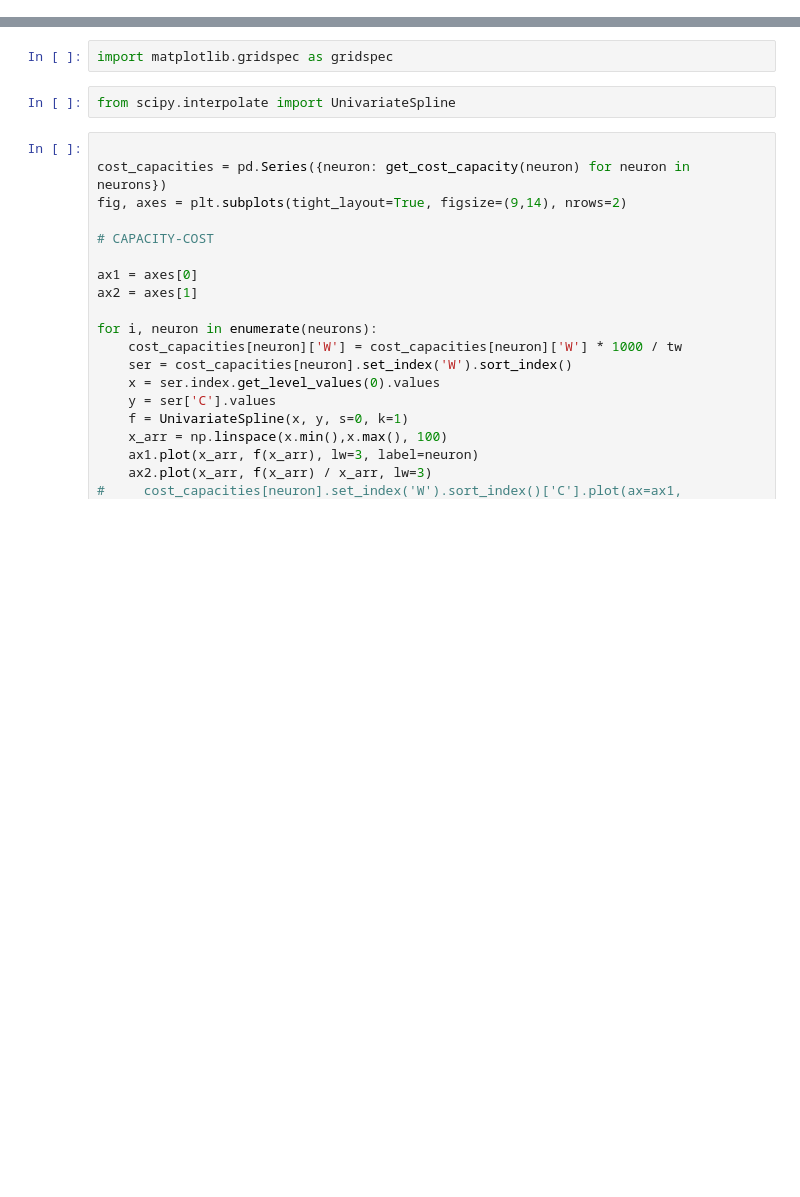
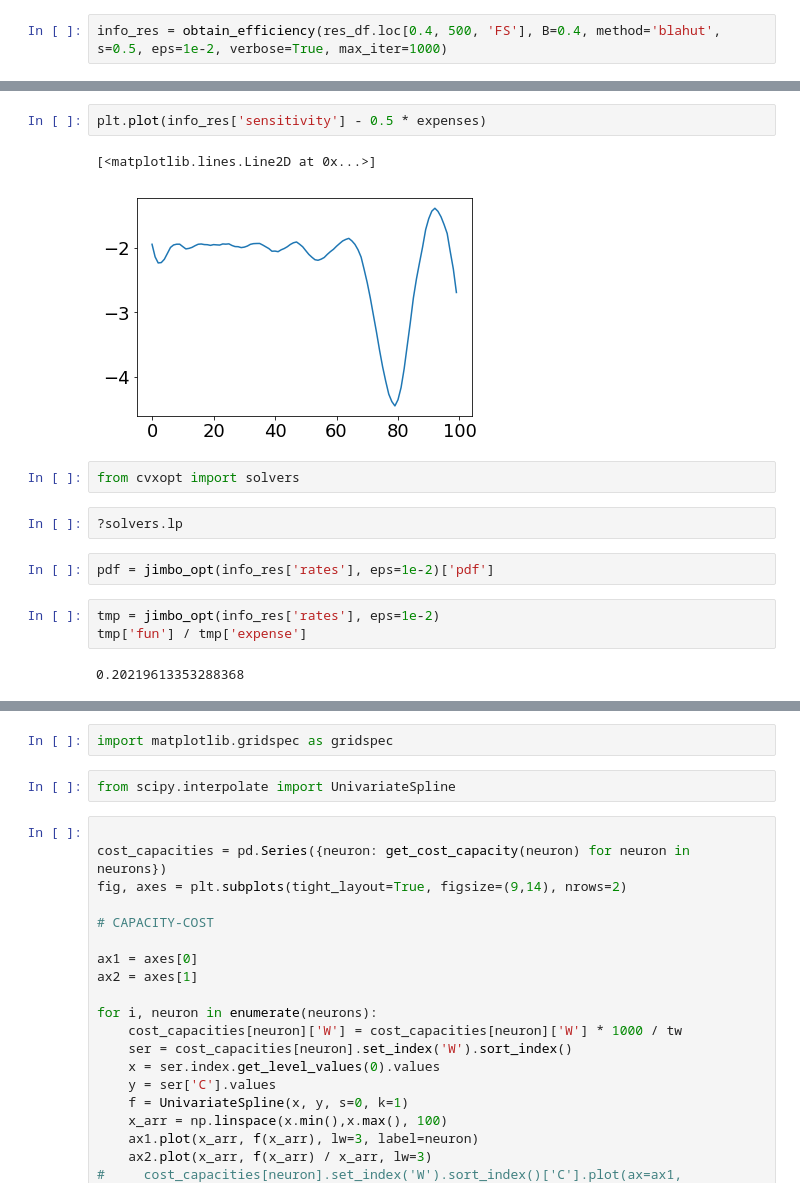
Before and after one commit to Tom83B/rate-code-eff-2019, a Jupyter notebook: analysis/capacity-cost functions.ipynb, the cells around one changed output, grey strips where cells are left out. Cells and saved outputs as stored; diff of their text form; blank space fills up the shorter version.

```diff
--- a/analysis/capacity-cost functions.ipynb
+++ b/analysis/capacity-cost functions.ipynb
@@ -31,0 +92,2 @@ def get_cost_capacity(neuron):
+# %%
+info_res = obtain_efficiency(res_df.loc[0.4, 500, 'FS'], B=0.4, method='blahut', s=0.5, eps=1e-2, verbose=True, max_iter=1000)
@@ -31,0 +112,16 @@ def get_cost_capacity(neuron):
+# %%
+plt.plot(info_res['sensitivity'] - 0.5 * expenses)
+# %% [output]
+[<matplotlib.lines.Line2D at 0x...>]
+[figure, added]
+# %%
+from cvxopt import solvers
+# %%
+?solvers.lp
+# %%
+pdf = jimbo_opt(info_res['rates'], eps=1e-2)['pdf']
+# %%
+tmp = jimbo_opt(info_res['rates'], eps=1e-2)
+tmp['fun'] / tmp['expense']
+# %% [output]
+0.20219613353288368
```
Also changed, not shown: parts of 28 cells of this notebook, 5 other files.
